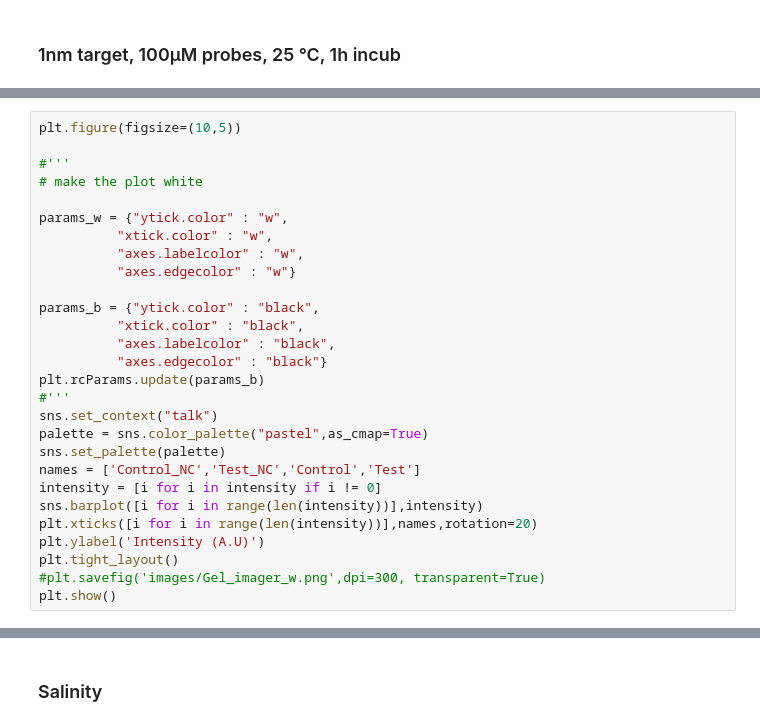
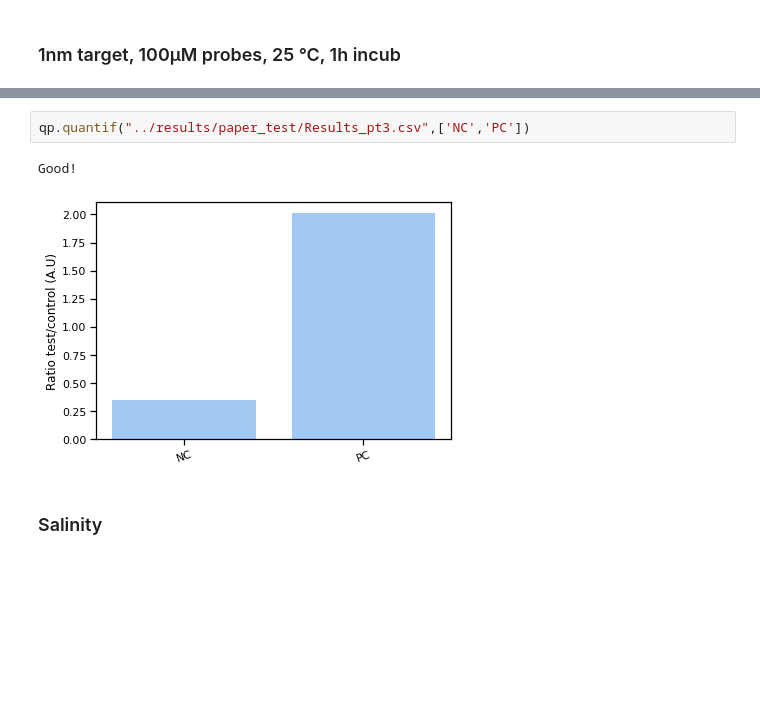
Before and after one commit to NessLfy/iGEM, a Jupyter notebook: scripts/quantification_paper_test.ipynb, the cells around one changed output, grey strips where cells are left out. Saved outputs shown, nothing was run; the diff lists cells and outputs as text; blank space fills up the shorter version.

```diff
--- a/scripts/quantification_paper_test.ipynb
+++ b/scripts/quantification_paper_test.ipynb
@@ -203,28 +22,0 @@ print(intensity)
-# %%
-plt.figure(figsize=(10,5))
-
-#'''
-# make the plot white
-
-params_w = {"ytick.color" : "w",
-          "xtick.color" : "w",
-          "axes.labelcolor" : "w",
-          "axes.edgecolor" : "w"}
-
-params_b = {"ytick.color" : "black",
-          "xtick.color" : "black",
-          "axes.labelcolor" : "black",
-          "axes.edgecolor" : "black"}
-plt.rcParams.update(params_b)
-#'''
-sns.set_context("talk")
-palette = sns.color_palette("pastel",as_cmap=True)
-sns.set_palette(palette)
-names = ['Control_NC','Test_NC','Control','Test']
-intensity = [i for i in intensity if i != 0]
-sns.barplot([i for i in range(len(intensity))],intensity)
-plt.xticks([i for i in range(len(intensity))],names,rotation=20)
-plt.ylabel('Intensity (A.U)')
-plt.tight_layout()
-#plt.savefig('images/Gel_imager_w.png',dpi=300, transparent=True)
-plt.show()
@@ -265,2 +23,7 @@ plt.show()
+# %%
+qp.quantif("../results/paper_test/Results_pt3.csv",['NC','PC'])
+# %% [output]
+Good!
+[figure, added]
 # %% [markdown]
 ### Salinity
```
Also changed, not shown: parts of 44 cells of this notebook, 7 other files.
